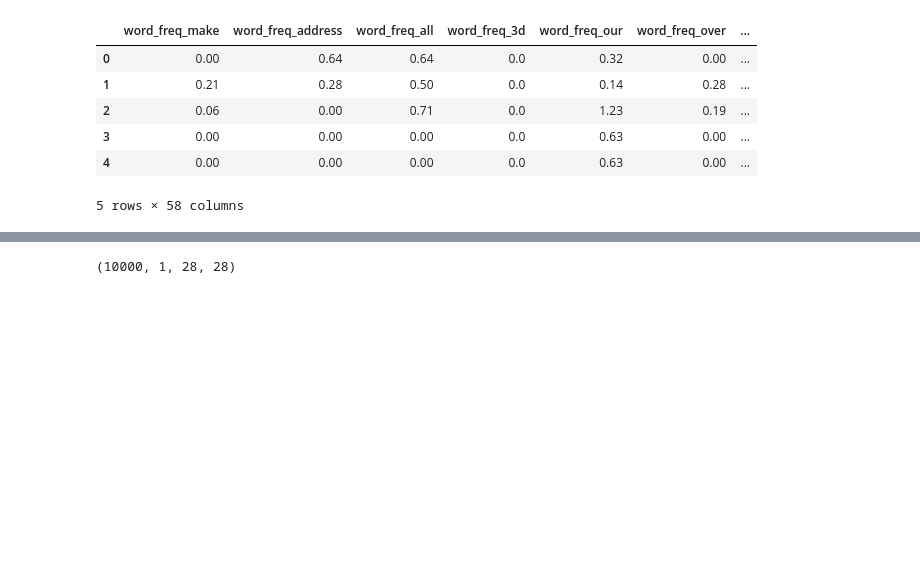
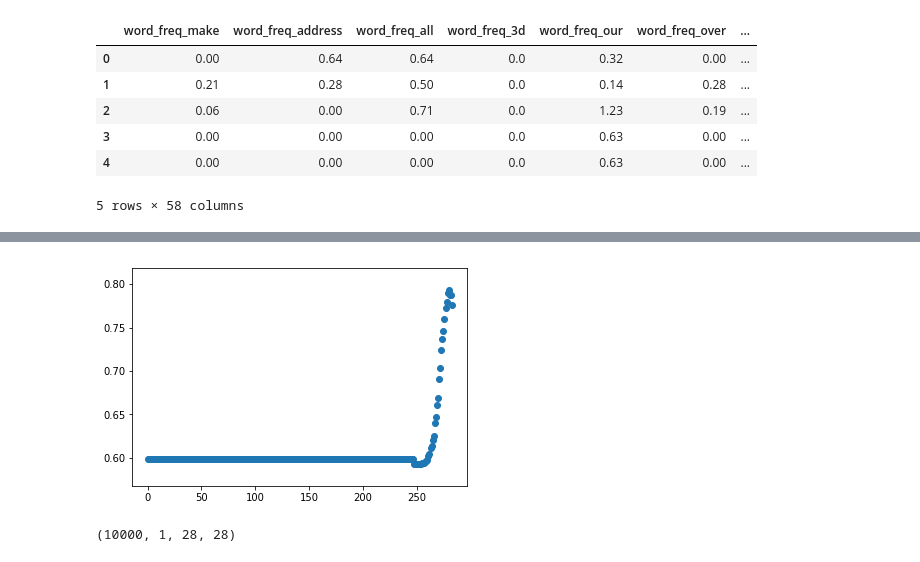
Before and after one commit to akhvorov/ml-1-ifmo-course, a Jupyter notebook: 6/NeuralNetworks.ipynb, the cells around one changed output, grey strips where cells are left out. Cells and saved outputs as stored; diff of their text form; code cells hidden in the pictures; blank space fills up the shorter version.

```diff
--- a/6/NeuralNetworks.ipynb
+++ b/6/NeuralNetworks.ipynb
@@ -108,3 +106,7 @@ log_reg_application(spam_features, spam_labels)
+# %%
+log_reg_application(spam_features, spam_labels, lr=0.01, batch_size=100, epochs=10, eps=0.01)
+# %% [output]
+[figure, added]
 # %%
 mnist_data = pd.read_csv("../datasets/mnist.csv")
 mnist_labels = mnist_data["label"].values
```
Also changed, not shown: parts of 6 cells of this notebook.
